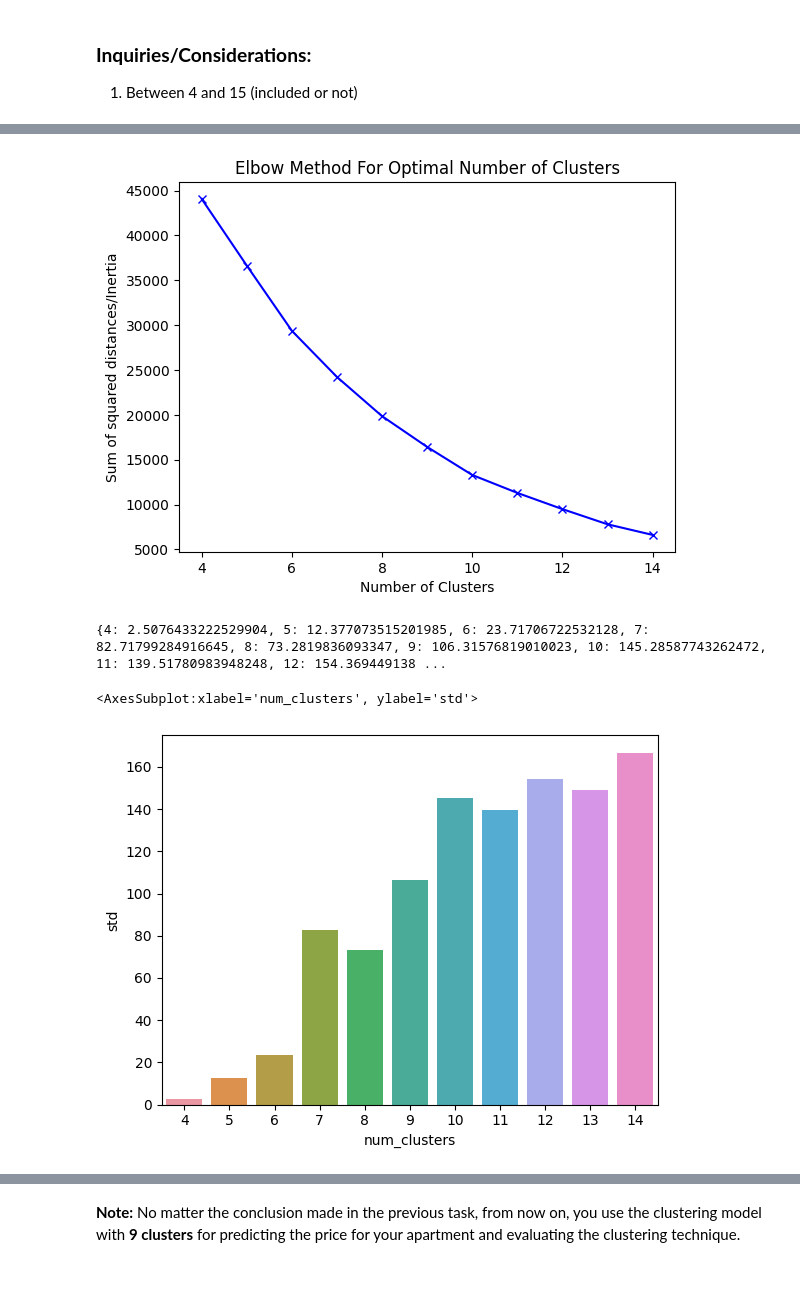
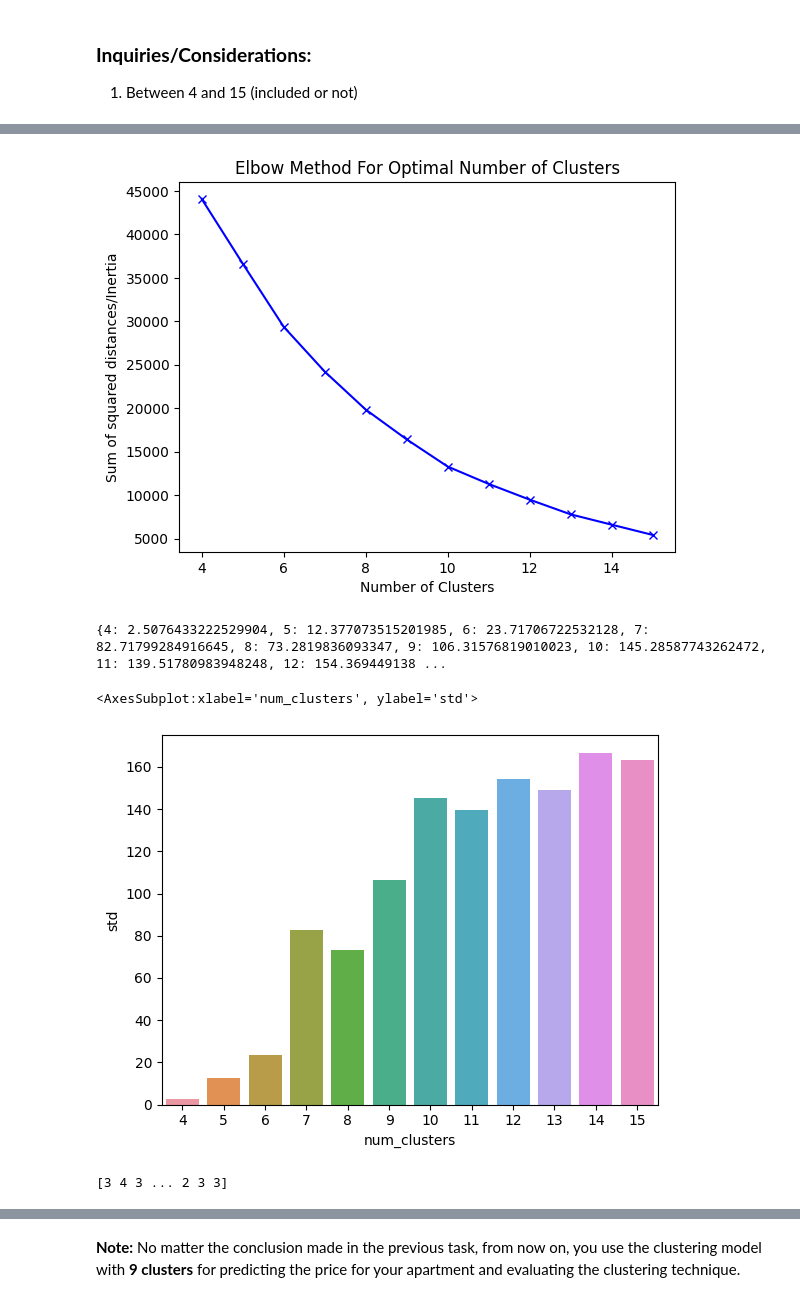
Before and after one commit to alpharmike/ids-assignment-1, a Jupyter notebook: assignment_1.ipynb, the cells around one changed output, grey strips where cells are left out. Cells and saved outputs as stored; diff of their text form; code cells hidden in the pictures.

Commit message:
Investigate different models and evaluate on test set

```diff
--- a/assignment_1.ipynb
+++ b/assignment_1.ipynb
@@ -623,8 +687,8 @@ X_train_ext.head()
 # Your answer goes here
 
 encoder = OneHotEncoder(categories='auto')
-# Fit the encoder to training set
-encoder.fit(X_train_ext)
+# Fit the encoder to the whole dataset
+encoder.fit(X_ext)
 # Apply the one hot encoder
 X_train_enc = encoder.transform(X_train_ext).toarray()
 print('Transformed by One-hot Encoding: ')
@@ -667,7 +731,7 @@ cluster_std = {}
 target_model = None
 target_model_cluster_means = None
 sum_of_squared_distances = []
-for num_clusters in range(min_clusters, max_clusters):
+for num_clusters in range(min_clusters, max_clusters + 1):
     print(f"K-Means Clustering with {num_clusters} Clusters")
     # Train the K-Means clustering with a specific number of clusters
     kmeans = KMeans(n_clusters=num_clusters, n_init=100, random_state=100).fit(X_train_enc)
@@ -678,7 +742,7 @@ for num_clusters in range(min_clusters, max_clusters):
     cluster_prices = {cluster_num: y_train.values[cluster_indices[cluster_num]] for cluster_num in cluster_indices}
     # Get the one-hot encoded samples assigned to each cluster
     cluster_samples = {cluster_num: X_train_enc[cluster_indices[cluster_num]] for cluster_num in cluster_indices}
-    # Keep track of sum of squared distances between cluster centroids and their samples
+    # Keep track of sum of squared distances between cluster centroids and their samples (used later for the elbow method analysis)
     sum_of_squared_distances.append(kmeans.inertia_)
     # Calculate and assign the mean value of prices for each cluster
     cluster_means = {}
@@ -710,11 +782,11 @@ In addition to computing the standard deviation of the mean price values when di
 # %%
-plt.plot(range(min_clusters, max_clusters), sum_of_squared_distances, '-bx')
+plt.plot(range(min_clusters, max_clusters + 1), sum_of_squared_distances, '-bx')
 plt.xlabel("Number of Clusters")
 plt.ylabel('Sum of squared distances/Inertia')
 plt.title('Elbow Method For Optimal Number of Clusters')
 plt.show()
 # %% [output]
-[figure, old version]
+[figure, new version]
 # %%
 print(cluster_std)
 cluster_std_df = pd.DataFrame({'num_clusters': cluster_std.keys(), 'std': cluster_std.values()})
@@ -722,7 +794,7 @@ sns.barplot(x='num_clusters', y='std', data=cluster_std_df)
 # %% [output]
 {4: 2.5076433222529904, 5: 12.377073515201985, 6: 23.71706722532128, 7: 82.71799284916645, 8: 73.2819836093347, 9: 106.31576819010023, 10: 145.28587743262472, 11: 139.51780983948248, 12: 154.369449138 ...
 <AxesSubplot:xlabel='num_clusters', ylabel='std'>
-[figure, old version]
+[figure, new version]
 # %%
 ## Test Cell
 # kmeans = KMeans(n_clusters=4, n_init=100, random_state=100).fit(X_train_enc)
@@ -738,6 +810,9 @@ sns.barplot(x='num_clusters', y='std', data=cluster_std_df)
 # print(cs)
 # print(centroids)
 # print(np.sum((cs - centroids)**2, axis=1))
+print(target_model.labels_)
+# %% [output]
+[3 4 3 ... 2 3 3]
 # %% [markdown]
 _Answer:_
 
```
Also changed, not shown: parts of 34 cells of this notebook.
